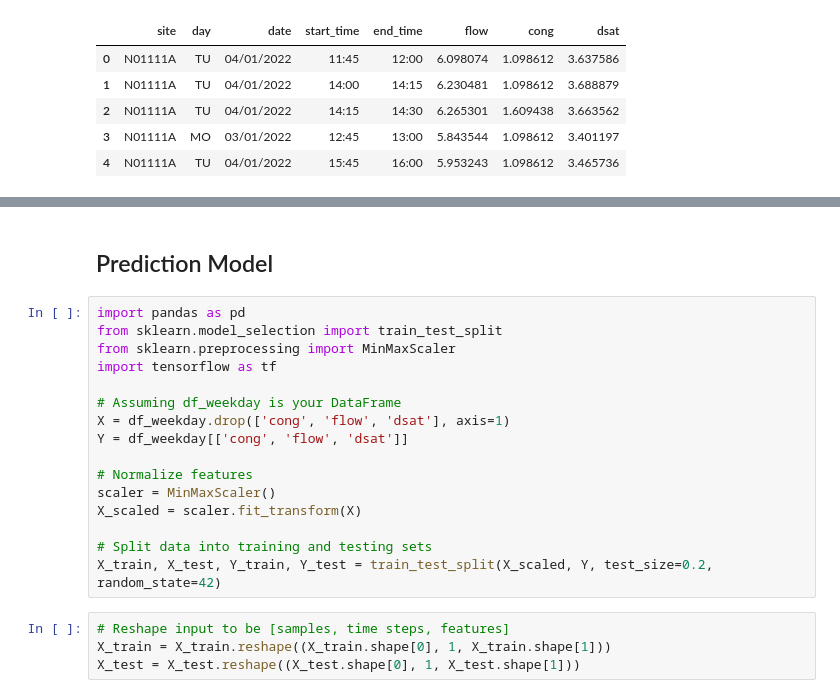
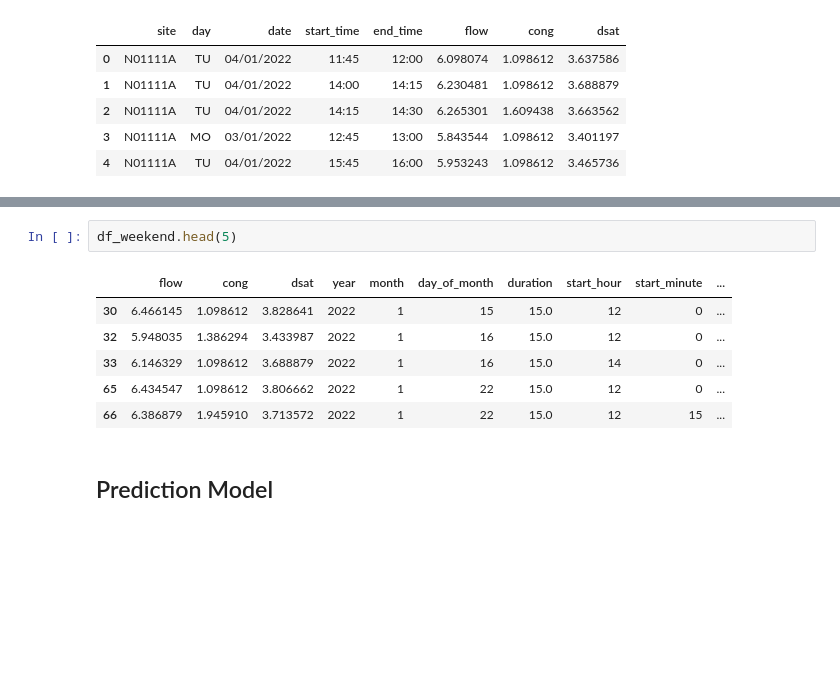
Before and after one commit to aoddev232/FinalYearProject, a Jupyter notebook: Source/predictionModel.ipynb, the cells around one changed output, grey strips where cells are left out. Saved outputs shown, nothing was run; the diff lists cells and outputs as text; blank space fills up the shorter version.

```diff
--- a/Source/predictionModel.ipynb
+++ b/Source/predictionModel.ipynb
@@ -261,22 +280,11 @@ print(df_weekday)
+# %%
+df_weekend.head(5)
+# %% [output]
+|  | flow | cong | dsat | year | month | day_of_month | duration | start_hour | start_minute | ... |
+| 30 | 6.466145 | 1.098612 | 3.828641 | 2022 | 1 | 15 | 15.0 | 12 | 0 | ... |
+| 32 | 5.948035 | 1.386294 | 3.433987 | 2022 | 1 | 16 | 15.0 | 12 | 0 | ... |
+| 33 | 6.146329 | 1.098612 | 3.688879 | 2022 | 1 | 16 | 15.0 | 14 | 0 | ... |
+| 65 | 6.434547 | 1.098612 | 3.806662 | 2022 | 1 | 22 | 15.0 | 12 | 0 | ... |
+| 66 | 6.386879 | 1.945910 | 3.713572 | 2022 | 1 | 22 | 15.0 | 12 | 15 | ... |
 # %% [markdown]
 ## Prediction Model
-# %%
-import pandas as pd
-from sklearn.model_selection import train_test_split
-from sklearn.preprocessing import MinMaxScaler
-import tensorflow as tf
-
-# Assuming df_weekday is your DataFrame
-X = df_weekday.drop(['cong', 'flow', 'dsat'], axis=1)
-Y = df_weekday[['cong', 'flow', 'dsat']]
-
-# Normalize features
-scaler = MinMaxScaler()
-X_scaled = scaler.fit_transform(X)
-
-# Split data into training and testing sets
-X_train, X_test, Y_train, Y_test = train_test_split(X_scaled, Y, test_size=0.2, random_state=42)
-# %%
-# Reshape input to be [samples, time steps, features]
-X_train = X_train.reshape((X_train.shape[0], 1, X_train.shape[1]))
-X_test = X_test.reshape((X_test.shape[0], 1, X_test.shape[1]))
```
Also changed, not shown: parts of 21 cells of this notebook, 4 other files.
